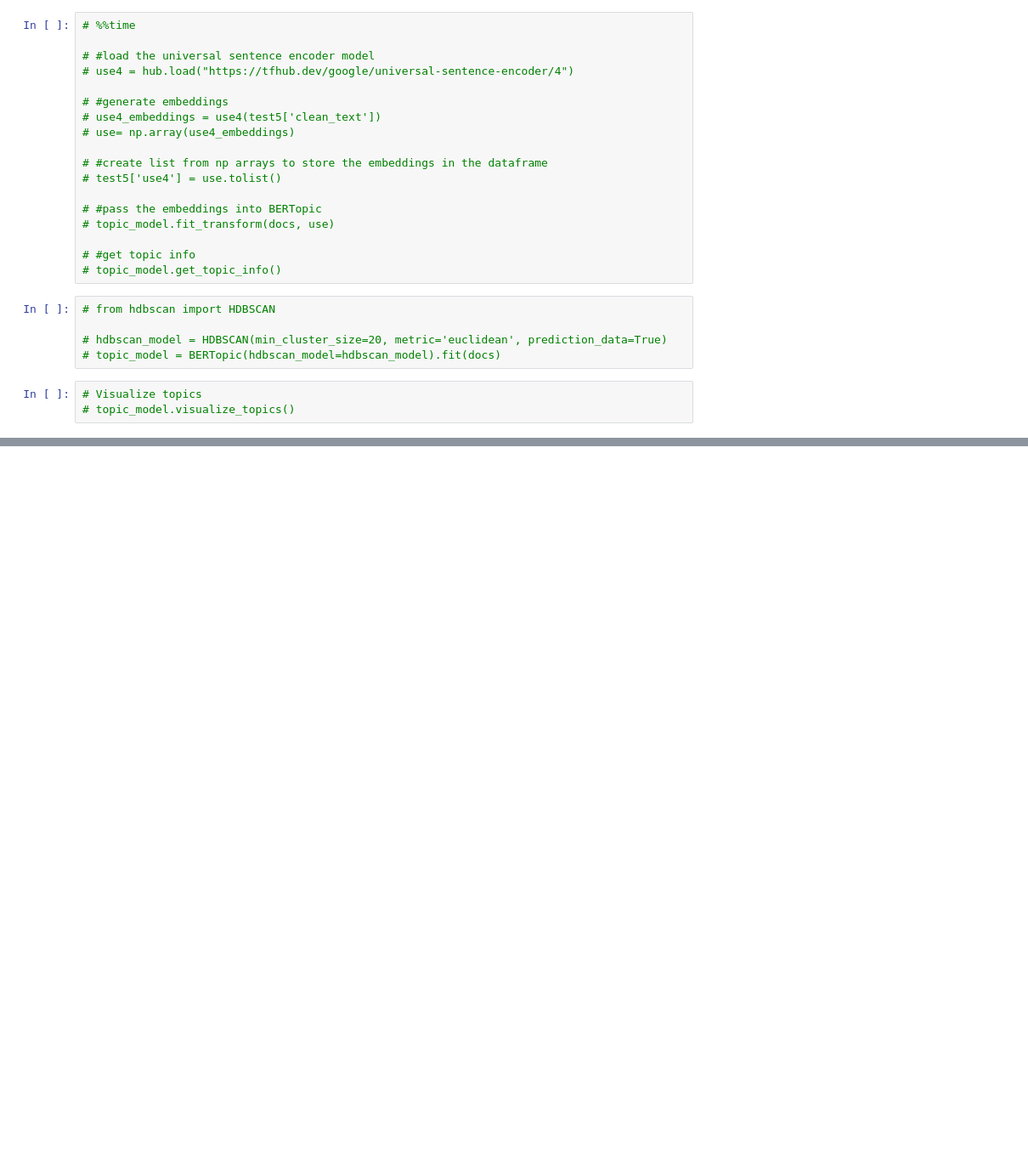
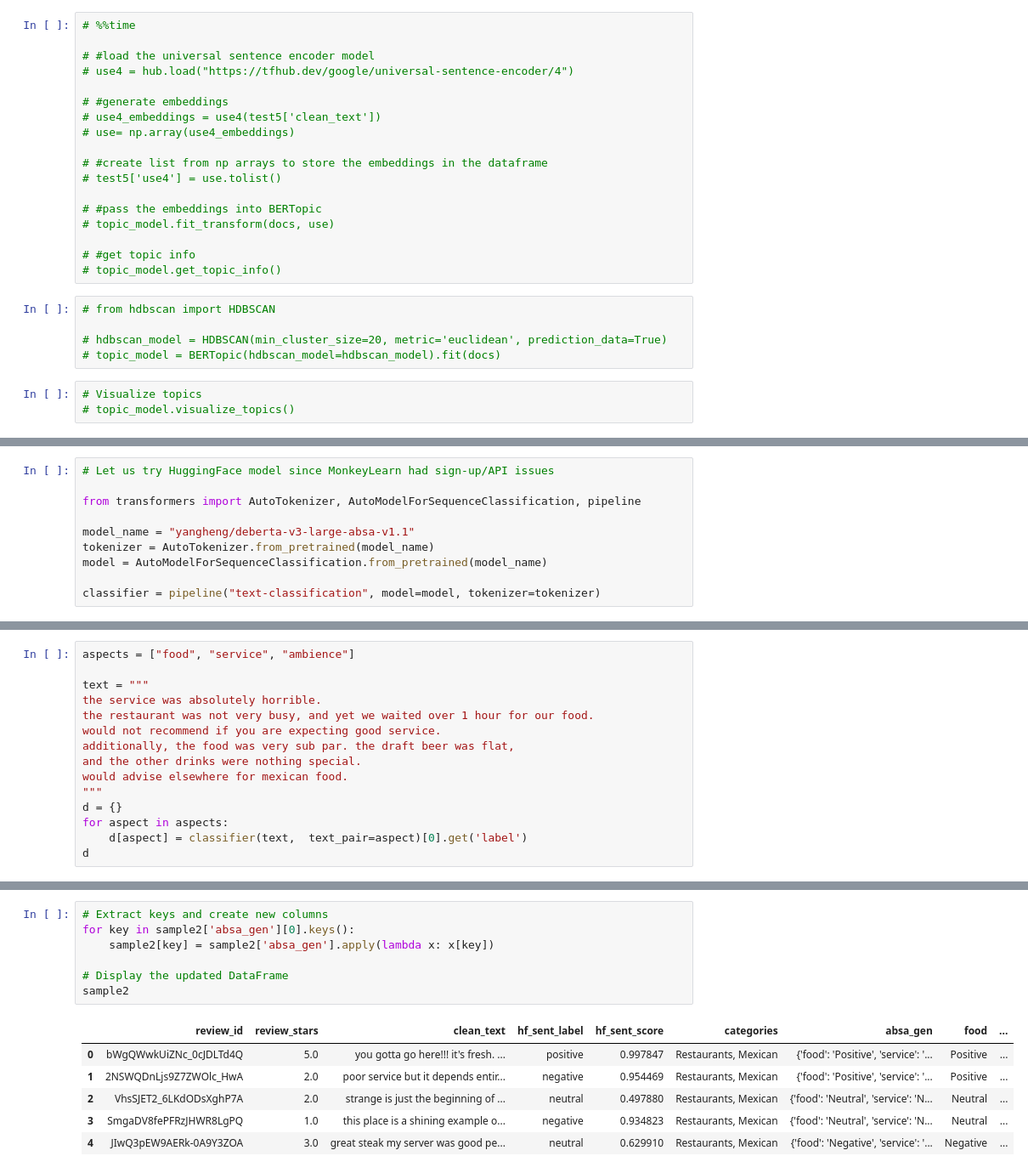
Before and after one commit to mindyng/2024-Business-Projects, a Jupyter notebook: yelp-reviews-analysis.ipynb, the cells around one changed output, grey strips where cells are left out. Shown at 85% size. Drawn from its saved outputs; the diff is of its cells as text; blank space fills up the shorter version.

```diff
--- a/yelp-reviews-analysis.ipynb
+++ b/yelp-reviews-analysis.ipynb
@@ -1220,0 +1284,10 @@ These different embeddings create topics that make more sense because selected w
+# %%
+# Let us try HuggingFace model since MonkeyLearn had sign-up/API issues
+
+from transformers import AutoTokenizer, AutoModelForSequenceClassification, pipeline
+
+model_name = "yangheng/deberta-v3-large-absa-v1.1"
+tokenizer = AutoTokenizer.from_pretrained(model_name)
+model = AutoModelForSequenceClassification.from_pretrained(model_name)
+
+classifier = pipeline("text-classification", model=model, tokenizer=tokenizer)
@@ -1220,0 +1480,15 @@ These different embeddings create topics that make more sense because selected w
+# %%
+aspects = ["food", "service", "ambience"]
+
+text = """
+the service was absolutely horrible.
+the restaurant was not very busy, and yet we waited over 1 hour for our food.
+would not recommend if you are expecting good service.
+additionally, the food was very sub par. the draft beer was flat,
+and the other drinks were nothing special.
+would advise elsewhere for mexican food.
+"""
+d = {}
+for aspect in aspects:
+    d[aspect] = classifier(text,  text_pair=aspect)[0].get('label')
+d
@@ -1220,0 +1517,14 @@ These different embeddings create topics that make more sense because selected w
+# %%
+# Extract keys and create new columns
+for key in sample2['absa_gen'][0].keys():
+    sample2[key] = sample2['absa_gen'].apply(lambda x: x[key])
+
+# Display the updated DataFrame
+sample2
+# %% [output]
+|  | review_id | review_stars | clean_text | hf_sent_label | hf_sent_score | categories | absa_gen | food | ... |
+| 0 | bWgQWwkUiZNc_0cJDLTd4Q | 5.0 | you gotta go here!!! it's fresh. ... | positive | 0.997847 | Restaurants, Mexican | {'food': 'Positive', 'service': '... | Positive | ... |
+| 1 | 2NSWQDnLjs9Z7ZWOlc_HwA | 2.0 | poor service but it depends entir... | negative | 0.954469 | Restaurants, Mexican | {'food': 'Positive', 'service': '... | Positive | ... |
+| 2 | VhsSJET2_6LKdODsXghP7A | 2.0 | strange is just the beginning of ... | neutral | 0.497880 | Restaurants, Mexican | {'food': 'Neutral', 'service': 'N... | Neutral | ... |
+| 3 | SmgaDV8fePFRzJHWR8LgPQ | 1.0 | this place is a shining example o... | negative | 0.934823 | Restaurants, Mexican | {'food': 'Neutral', 'service': 'N... | Neutral | ... |
+| 4 | JIwQ3pEW9AERk-0A9Y3ZOA | 3.0 | great steak my server was good pe... | neutral | 0.629910 | Restaurants, Mexican | {'food': 'Negative', 'service': '... | Negative | ... |
```
Also changed, not shown: parts of 73 cells of this notebook.
